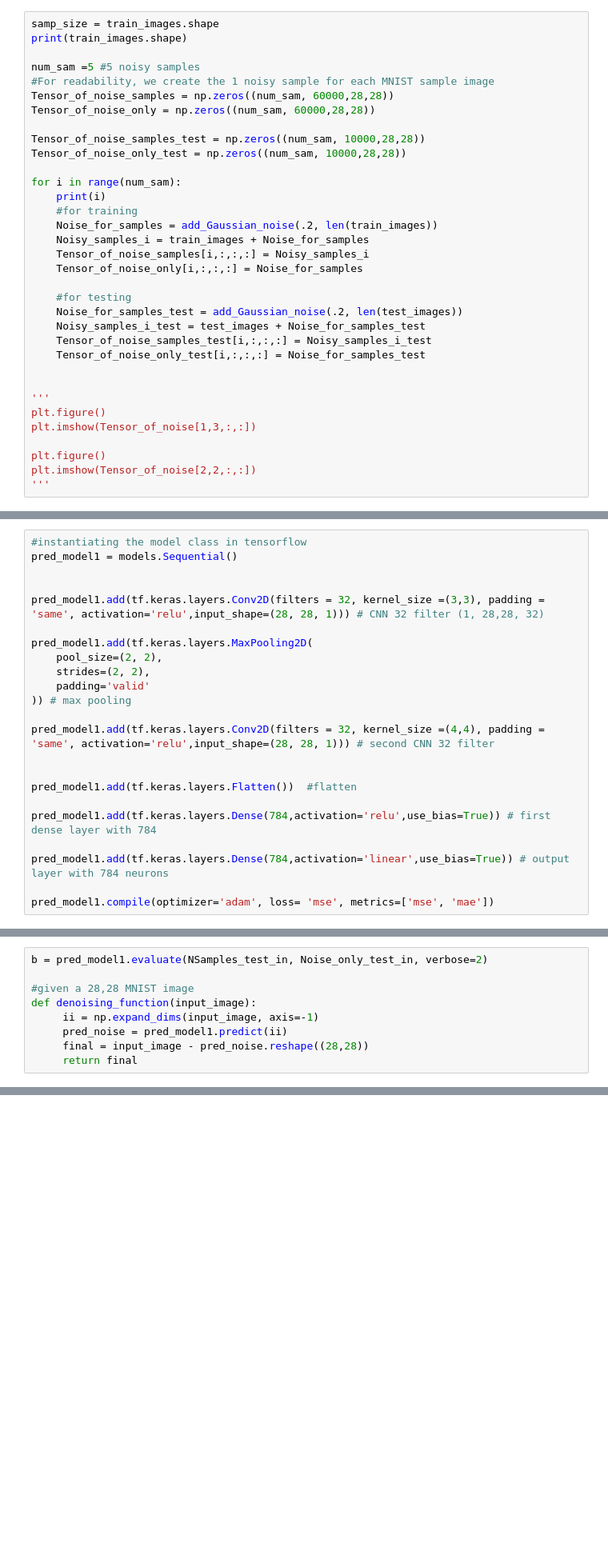
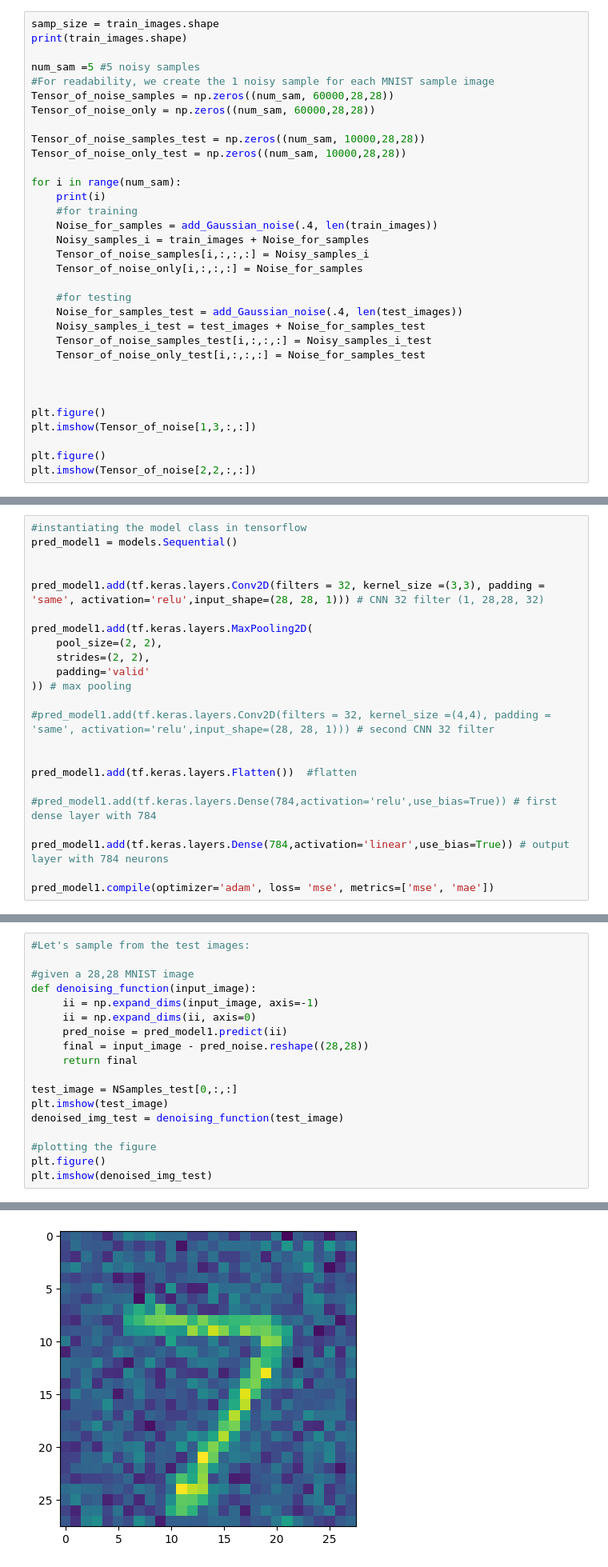
Before and after one commit to ianaugsburger/Neural-Network-Basics, a Jupyter notebook: one_step_decoder_gen_MNIST.ipynb, the cells around one changed output, grey strips where cells are left out. Shown at 80% size. Drawn from its saved outputs; the diff is of its cells as text; blank space fills up the shorter version.

```diff
--- a/one_step_decoder_gen_MNIST.ipynb
+++ b/one_step_decoder_gen_MNIST.ipynb
@@ -33,25 +33,24 @@ Tensor_of_noise_only_test = np.zeros((num_sam, 10000,28,28))
 for i in range(num_sam):
     print(i)
     #for training
-    Noise_for_samples = add_Gaussian_noise(.2, len(train_images))
+    Noise_for_samples = add_Gaussian_noise(.4, len(train_images))
     Noisy_samples_i = train_images + Noise_for_samples
     Tensor_of_noise_samples[i,:,:,:] = Noisy_samples_i
     Tensor_of_noise_only[i,:,:,:] = Noise_for_samples
 
     #for testing
-    Noise_for_samples_test = add_Gaussian_noise(.2, len(test_images))
+    Noise_for_samples_test = add_Gaussian_noise(.4, len(test_images))
     Noisy_samples_i_test = test_images + Noise_for_samples_test
     Tensor_of_noise_samples_test[i,:,:,:] = Noisy_samples_i_test
     Tensor_of_noise_only_test[i,:,:,:] = Noise_for_samples_test
 
 
-'''
+
 plt.figure()
 plt.imshow(Tensor_of_noise[1,3,:,:])
 
 plt.figure()
 plt.imshow(Tensor_of_noise[2,2,:,:])
-'''
 # %% [output]
 (60000, 28, 28)
 0
@@ -101,12 +97,12 @@ pred_model1.add(tf.keras.layers.MaxPooling2D(
     padding='valid'
 )) # max pooling
 
-pred_model1.add(tf.keras.layers.Conv2D(filters = 32, kernel_size =(4,4), padding = 'same', activation='relu',input_shape=(28, 28, 1))) # second CNN 32 filter
+#pred_model1.add(tf.keras.layers.Conv2D(filters = 32, kernel_size =(4,4), padding = 'same', activation='relu',input_shape=(28, 28, 1))) # second CNN 32 filter
 
 
 pred_model1.add(tf.keras.layers.Flatten())  #flatten
 
-pred_model1.add(tf.keras.layers.Dense(784,activation='relu',use_bias=True)) # first dense layer with 784
+#pred_model1.add(tf.keras.layers.Dense(784,activation='relu',use_bias=True)) # first dense layer with 784
 
 pred_model1.add(tf.keras.layers.Dense(784,activation='linear',use_bias=True)) # output  layer with 784 neurons
 
@@ -142,9 +157,19 @@ Evaluating Denoising model
 # %%
-b = pred_model1.evaluate(NSamples_test_in, Noise_only_test_in, verbose=2)
+#Let's sample from the test images:
 
 #given a 28,28 MNIST image
 def denoising_function(input_image):
      ii = np.expand_dims(input_image, axis=-1)
+     ii = np.expand_dims(ii, axis=0)
      pred_noise = pred_model1.predict(ii)
      final = input_image - pred_noise.reshape((28,28))
      return final
+
+test_image = NSamples_test[0,:,:]
+plt.imshow(test_image)
+denoised_img_test = denoising_function(test_image)
+
+#plotting the figure
+plt.figure()
+plt.imshow(denoised_img_test)
+# %% [output]
@@ -150,0 +178 @@ def denoising_function(input_image):
+[figure, added]
```
Also changed, not shown: parts of 6 cells of this notebook, 1 other file.
